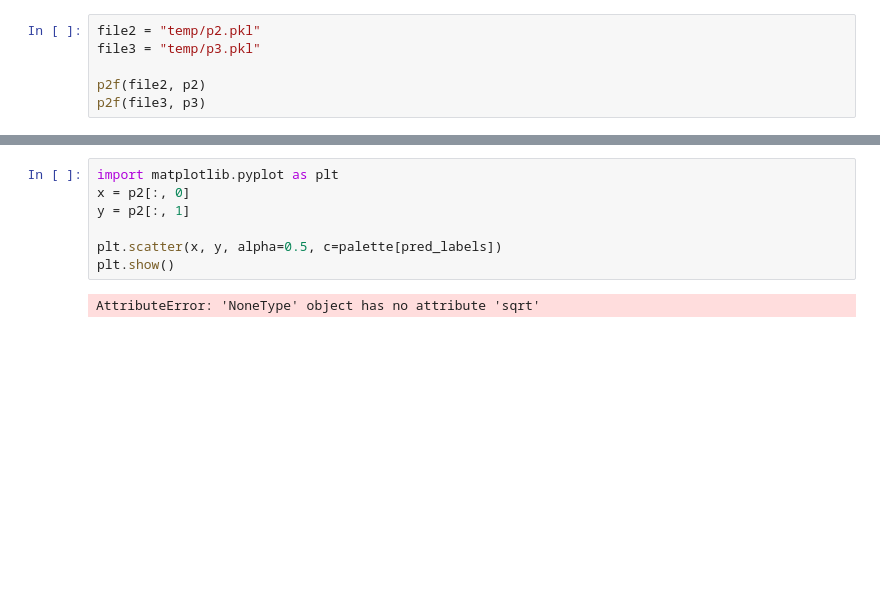
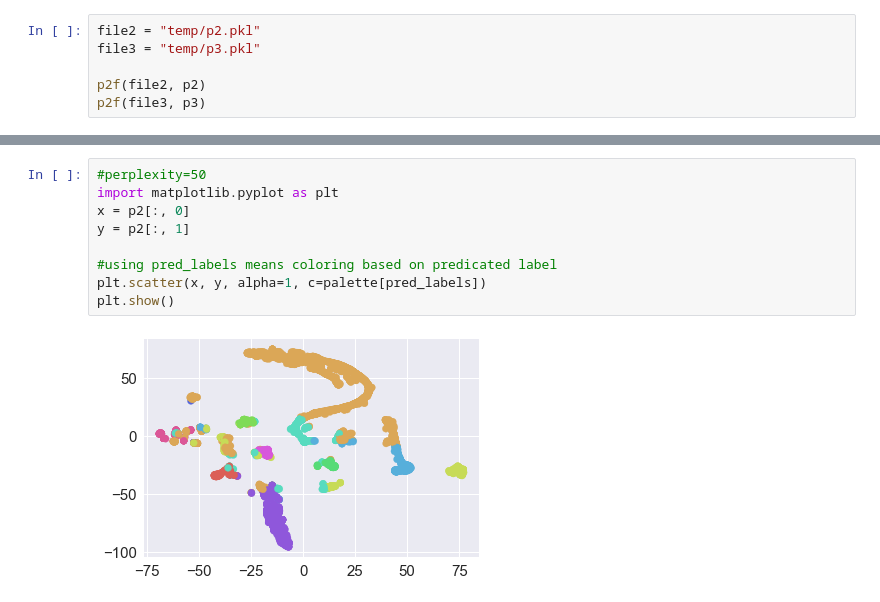
Before and after one commit to alexpython1988/TweetsHashtagCluster, a Jupyter notebook: tweeterhashtagclustering.ipynb, the cells around one changed output, grey strips where cells are left out. Saved outputs shown, nothing was run; the diff lists cells and outputs as text; blank space fills up the shorter version.

```diff
--- a/tweeterhashtagclustering.ipynb
+++ b/tweeterhashtagclustering.ipynb
@@ -139,12 +138,14 @@ palette = np.array(sns.color_palette("hls", 11))
 # %%
+#perplexity=50
 import matplotlib.pyplot as plt
 x = p2[:, 0]
 y = p2[:, 1]
 
-plt.scatter(x, y, alpha=0.5, c=palette[pred_labels])
+#using pred_labels means coloring based on predicated label
+plt.scatter(x, y, alpha=1, c=palette[pred_labels])
 plt.show()
 # %% [output]
-AttributeError: 'NoneType' object has no attribute 'sqrt'
+[figure, added]
 # %%
 from matplotlib import pyplot
 from mpl_toolkits.mplot3d import Axes3D
```
Also changed, not shown: parts of 24 cells of this notebook, 21 other files.
